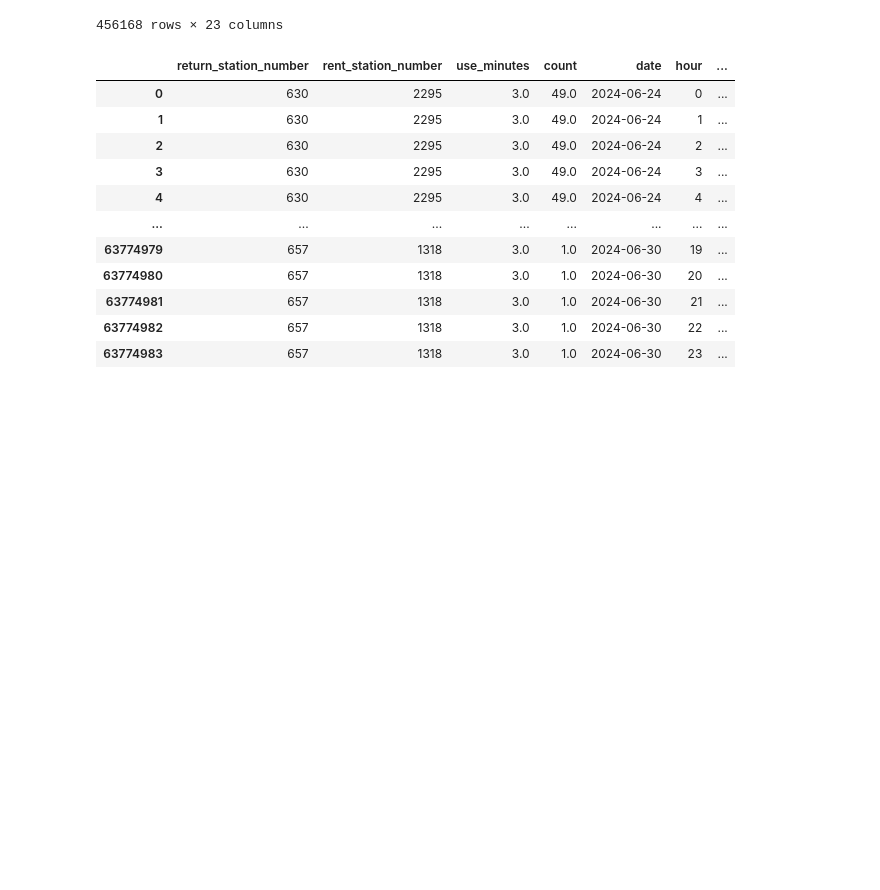
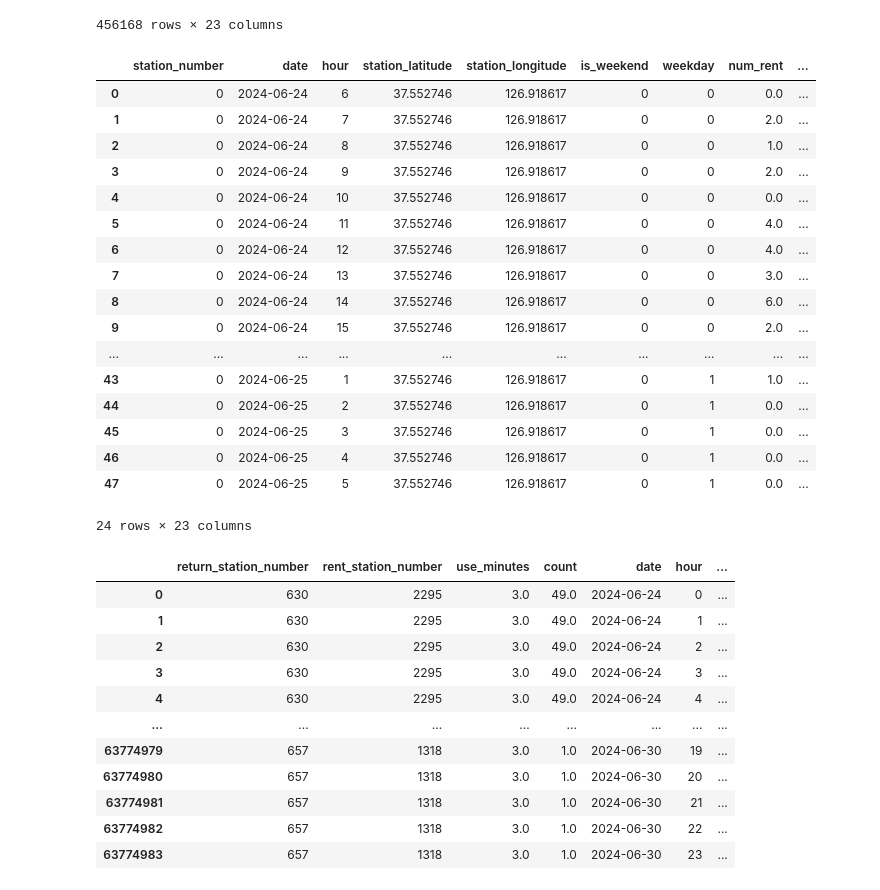
Before and after one commit to taehan1024/seoul-bike-rental, a Jupyter notebook: 1. PoissonGAM.ipynb, the cells around one changed output. Drawn from its saved outputs; the diff is of its cells as text; code cells hidden in the pictures; blank space fills up the shorter version.

```diff
--- a/1. PoissonGAM.ipynb
+++ b/1. PoissonGAM.ipynb
@@ -302,6 +302,29 @@ operated_hours_test
 | 456166 | 2739 | 2024-06-30 | 4 | 37.534390 | 126.869598 | 1 | 6 | 1.0 | ... |
 | 456167 | 2739 | 2024-06-30 | 5 | 37.534390 | 126.869598 | 1 | 6 | 0.0 | ... |
 456168 rows × 23 columns
+# %%
+sample2 = operated_hours_test[(operated_hours_test['station_number']==0)&(operated_hours_test['date_converted']=="2024-06-24")]
+
+sample2
+# %% [output]
+|  | station_number | date | hour | station_latitude | station_longitude | is_weekend | weekday | num_rent | ... |
+| 0 | 0 | 2024-06-24 | 6 | 37.552746 | 126.918617 | 0 | 0 | 0.0 | ... |
+| 1 | 0 | 2024-06-24 | 7 | 37.552746 | 126.918617 | 0 | 0 | 2.0 | ... |
+| 2 | 0 | 2024-06-24 | 8 | 37.552746 | 126.918617 | 0 | 0 | 1.0 | ... |
+| 3 | 0 | 2024-06-24 | 9 | 37.552746 | 126.918617 | 0 | 0 | 2.0 | ... |
+| 4 | 0 | 2024-06-24 | 10 | 37.552746 | 126.918617 | 0 | 0 | 0.0 | ... |
+| 5 | 0 | 2024-06-24 | 11 | 37.552746 | 126.918617 | 0 | 0 | 4.0 | ... |
+| 6 | 0 | 2024-06-24 | 12 | 37.552746 | 126.918617 | 0 | 0 | 4.0 | ... |
+| 7 | 0 | 2024-06-24 | 13 | 37.552746 | 126.918617 | 0 | 0 | 3.0 | ... |
+| 8 | 0 | 2024-06-24 | 14 | 37.552746 | 126.918617 | 0 | 0 | 6.0 | ... |
+| 9 | 0 | 2024-06-24 | 15 | 37.552746 | 126.918617 | 0 | 0 | 2.0 | ... |
+| ... | ... | ... | ... | ... | ... | ... | ... | ... | ... |
+| 43 | 0 | 2024-06-25 | 1 | 37.552746 | 126.918617 | 0 | 1 | 1.0 | ... |
+| 44 | 0 | 2024-06-25 | 2 | 37.552746 | 126.918617 | 0 | 1 | 0.0 | ... |
+| 45 | 0 | 2024-06-25 | 3 | 37.552746 | 126.918617 | 0 | 1 | 0.0 | ... |
+| 46 | 0 | 2024-06-25 | 4 | 37.552746 | 126.918617 | 0 | 1 | 0.0 | ... |
+| 47 | 0 | 2024-06-25 | 5 | 37.552746 | 126.918617 | 0 | 1 | 0.0 | ... |
+24 rows × 23 columns
 # %%
 # for all possible rides from station A to station B, given dates and hours, calculate median minutes for use and changes in probabilities of bike shortage
 
```
Also changed, not shown: 1 other file.
